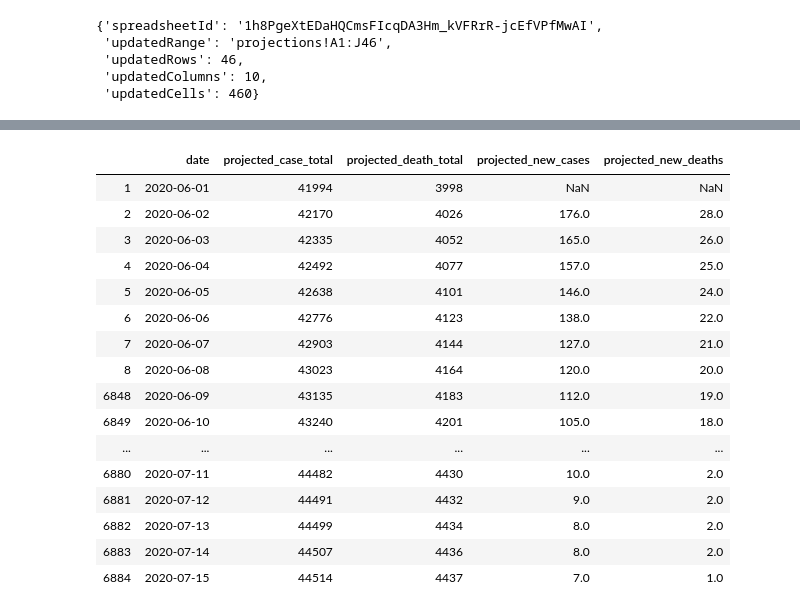
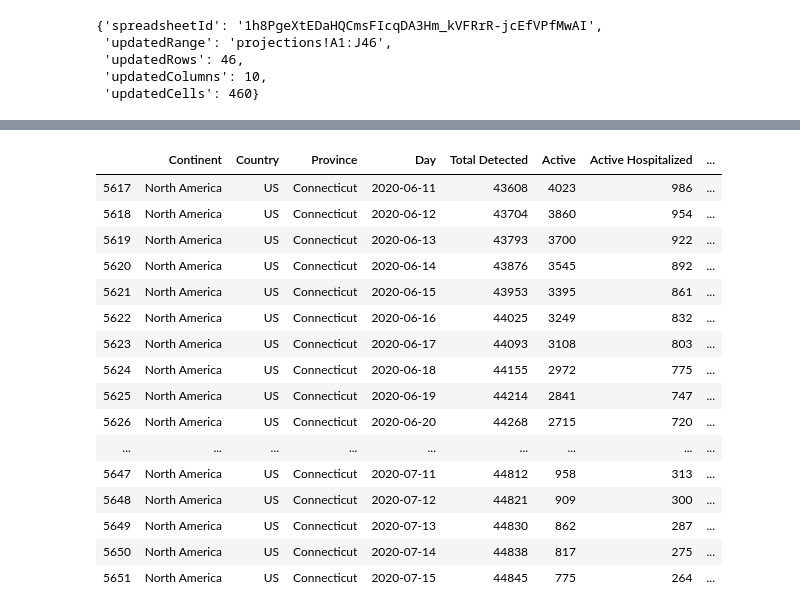
Before and after one commit to JasonCabral/CT_Covid_Alerts, a Jupyter notebook: data_munge.ipynb, the cells around one changed output, grey strips where cells are left out. Drawn from its saved outputs; the diff is of its cells as text; code cells hidden in the pictures.

```diff
--- a/data_munge.ipynb
+++ b/data_munge.ipynb
@@ -439,23 +448,23 @@ for row in alerts.itertuples():
         # Call the Gmail API
         message = create_message(EMAIL_FROM, EMAIL_TO, EMAIL_SUBJECT, EMAIL_CONTENT)
         sent = send_message(mail_service,'me', message)
-# %%
-mit_latest_work
-# %% [output]
-|  | date | projected_case_total | projected_death_total | projected_new_cases | projected_new_deaths |
-| 1 | 2020-06-01 | 41994 | 3998 | NaN | NaN |
-| 2 | 2020-06-02 | 42170 | 4026 | 176.0 | 28.0 |
-| 3 | 2020-06-03 | 42335 | 4052 | 165.0 | 26.0 |
-| 4 | 2020-06-04 | 42492 | 4077 | 157.0 | 25.0 |
-| 5 | 2020-06-05 | 42638 | 4101 | 146.0 | 24.0 |
-| 6 | 2020-06-06 | 42776 | 4123 | 138.0 | 22.0 |
-| 7 | 2020-06-07 | 42903 | 4144 | 127.0 | 21.0 |
-| 8 | 2020-06-08 | 43023 | 4164 | 120.0 | 20.0 |
-| 6848 | 2020-06-09 | 43135 | 4183 | 112.0 | 19.0 |
-| 6849 | 2020-06-10 | 43240 | 4201 | 105.0 | 18.0 |
-| ... | ... | ... | ... | ... | ... |
-| 6880 | 2020-07-11 | 44482 | 4430 | 10.0 | 2.0 |
-| 6881 | 2020-07-12 | 44491 | 4432 | 9.0 | 2.0 |
-| 6882 | 2020-07-13 | 44499 | 4434 | 8.0 | 2.0 |
-| 6883 | 2020-07-14 | 44507 | 4436 | 8.0 | 2.0 |
-| 6884 | 2020-07-15 | 44514 | 4437 | 7.0 | 1.0 |
+# %%
+mit_new
+# %% [output]
+|  | Continent | Country | Province | Day | Total Detected | Active | Active Hospitalized | ... |
+| 5617 | North America | US | Connecticut | 2020-06-11 | 43608 | 4023 | 986 | ... |
+| 5618 | North America | US | Connecticut | 2020-06-12 | 43704 | 3860 | 954 | ... |
+| 5619 | North America | US | Connecticut | 2020-06-13 | 43793 | 3700 | 922 | ... |
+| 5620 | North America | US | Connecticut | 2020-06-14 | 43876 | 3545 | 892 | ... |
+| 5621 | North America | US | Connecticut | 2020-06-15 | 43953 | 3395 | 861 | ... |
+| 5622 | North America | US | Connecticut | 2020-06-16 | 44025 | 3249 | 832 | ... |
+| 5623 | North America | US | Connecticut | 2020-06-17 | 44093 | 3108 | 803 | ... |
+| 5624 | North America | US | Connecticut | 2020-06-18 | 44155 | 2972 | 775 | ... |
+| 5625 | North America | US | Connecticut | 2020-06-19 | 44214 | 2841 | 747 | ... |
+| 5626 | North America | US | Connecticut | 2020-06-20 | 44268 | 2715 | 720 | ... |
+| ... | ... | ... | ... | ... | ... | ... | ... | ... |
+| 5647 | North America | US | Connecticut | 2020-07-11 | 44812 | 958 | 313 | ... |
+| 5648 | North America | US | Connecticut | 2020-07-12 | 44821 | 909 | 300 | ... |
+| 5649 | North America | US | Connecticut | 2020-07-13 | 44830 | 862 | 287 | ... |
+| 5650 | North America | US | Connecticut | 2020-07-14 | 44838 | 817 | 275 | ... |
+| 5651 | North America | US | Connecticut | 2020-07-15 | 44845 | 775 | 264 | ... |
```
Also changed, not shown: parts of 4 cells of this notebook.
